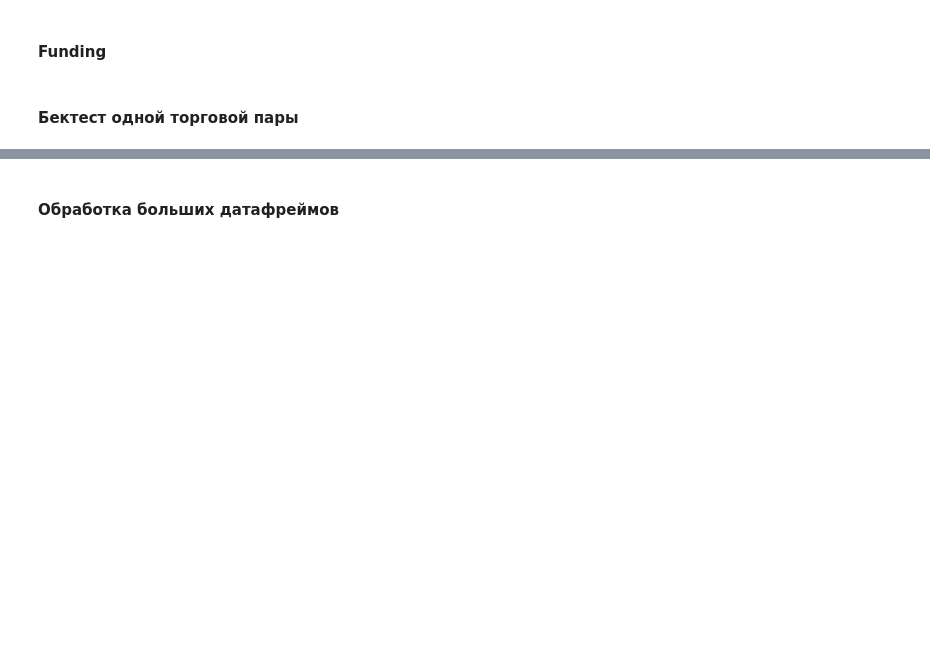
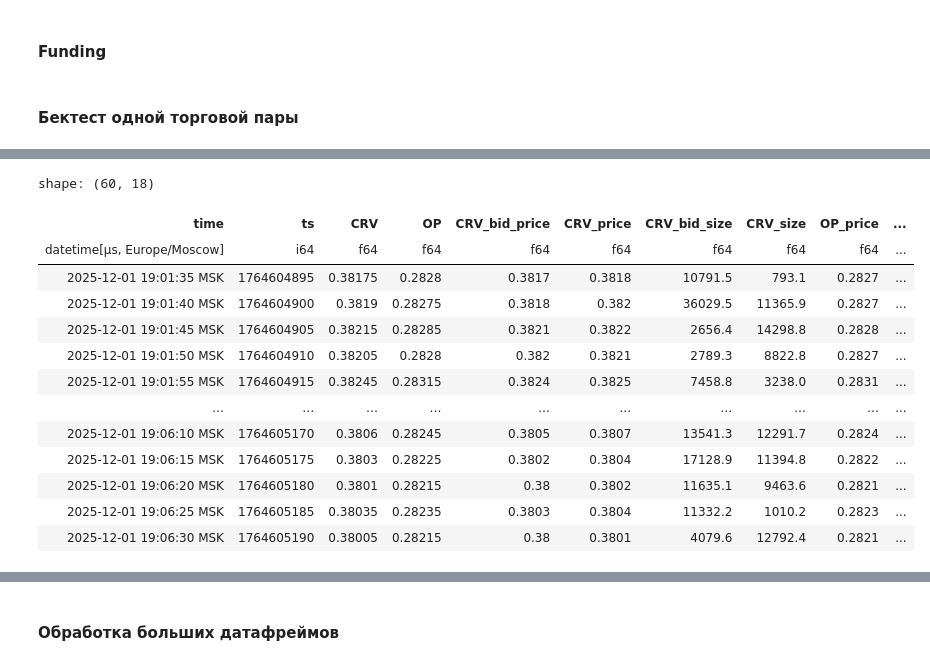
Before and after one commit to elterion/bot, a Jupyter notebook: Pair Trading.ipynb, the cells around one changed output, grey strips where cells are left out. Cells and saved outputs as stored; diff of their text form; code cells hidden in the pictures; blank space fills up the shorter version.

```diff
--- a/Pair Trading.ipynb
+++ b/Pair Trading.ipynb
@@ -214,0 +215,19 @@ plt.grid();
+# %%
+lr_df_5m = lr_df_2h.tail(12 * 5)
+# %%
+lr_df_5m
+# %% [output]
+shape: (60, 18)
+| time | ts | CRV | OP | CRV_bid_price | CRV_price | CRV_bid_size | CRV_size | OP_price | ... |
+| datetime[μs, Europe/Moscow] | i64 | f64 | f64 | f64 | f64 | f64 | f64 | f64 | ... |
+| 2025-12-01 19:01:35 MSK | 1764604895 | 0.38175 | 0.2828 | 0.3817 | 0.3818 | 10791.5 | 793.1 | 0.2827 | ... |
+| 2025-12-01 19:01:40 MSK | 1764604900 | 0.3819 | 0.28275 | 0.3818 | 0.382 | 36029.5 | 11365.9 | 0.2827 | ... |
+| 2025-12-01 19:01:45 MSK | 1764604905 | 0.38215 | 0.28285 | 0.3821 | 0.3822 | 2656.4 | 14298.8 | 0.2828 | ... |
+| 2025-12-01 19:01:50 MSK | 1764604910 | 0.38205 | 0.2828 | 0.382 | 0.3821 | 2789.3 | 8822.8 | 0.2827 | ... |
+| 2025-12-01 19:01:55 MSK | 1764604915 | 0.38245 | 0.28315 | 0.3824 | 0.3825 | 7458.8 | 3238.0 | 0.2831 | ... |
+| … | … | … | … | … | … | … | … | … | ... |
+| 2025-12-01 19:06:10 MSK | 1764605170 | 0.3806 | 0.28245 | 0.3805 | 0.3807 | 13541.3 | 12291.7 | 0.2824 | ... |
+| 2025-12-01 19:06:15 MSK | 1764605175 | 0.3803 | 0.28225 | 0.3802 | 0.3804 | 17128.9 | 11394.8 | 0.2822 | ... |
+| 2025-12-01 19:06:20 MSK | 1764605180 | 0.3801 | 0.28215 | 0.38 | 0.3802 | 11635.1 | 9463.6 | 0.2821 | ... |
+| 2025-12-01 19:06:25 MSK | 1764605185 | 0.38035 | 0.28235 | 0.3803 | 0.3804 | 11332.2 | 1010.2 | 0.2823 | ... |
+| 2025-12-01 19:06:30 MSK | 1764605190 | 0.38005 | 0.28215 | 0.38 | 0.3801 | 4079.6 | 12792.4 | 0.2821 | ... |
```
Also changed, not shown: parts of 61 cells of this notebook, 4 other files.
